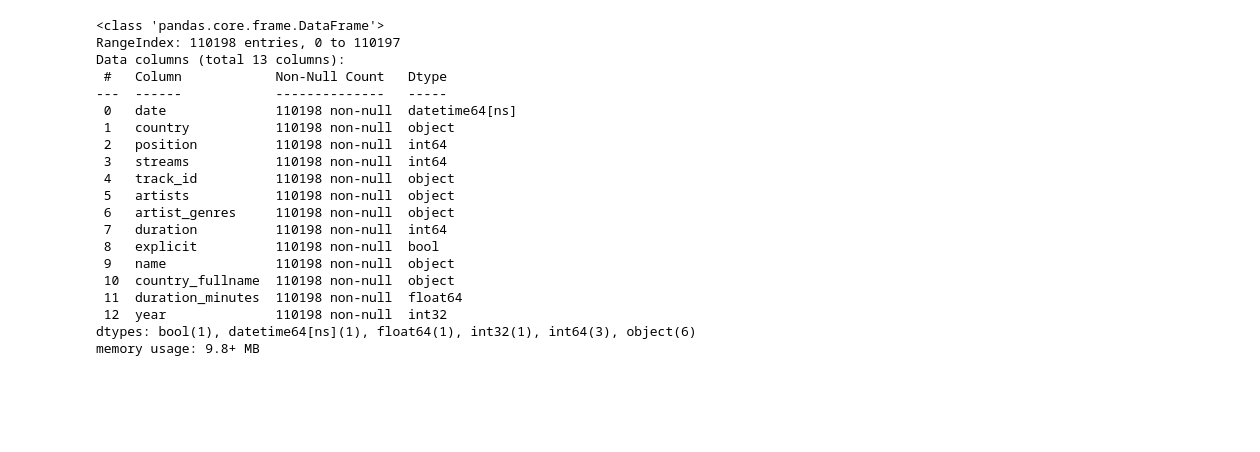
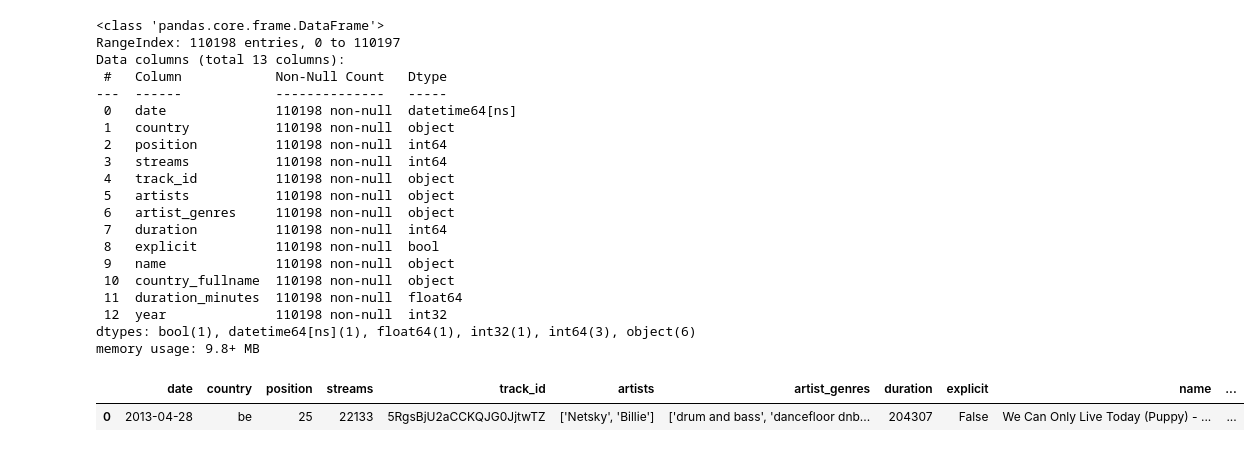
Before and after one commit to YuxinZhang214/Visualising-Music-Trend, a Jupyter notebook: dataset/music-data.ipynb, the cells around one changed output. Drawn from its saved outputs; the diff is of its cells as text; code cells hidden in the pictures; blank space fills up the shorter version.

```diff
--- a/dataset/music-data.ipynb
+++ b/dataset/music-data.ipynb
@@ -133,3 +133,9 @@ Data columns (total 13 columns):
  12  year              110198 non-null  int32
 dtypes: bool(1), datetime64[ns](1), float64(1), int32(1), int64(3), object(6)
 memory usage: 9.8+ MB
+# %%
+first_row = df.head(1)
+first_row
+# %% [output]
+|  | date | country | position | streams | track_id | artists | artist_genres | duration | explicit | name | ... |
+| 0 | 2013-04-28 | be | 25 | 22133 | 5RgsBjU2aCCKQJG0JjtwTZ | ['Netsky', 'Billie'] | ['drum and bass', 'dancefloor dnb... | 204307 | False | We Can Only Live Today (Puppy) - ... | ... |
```
Also changed, not shown: 2 other files.
